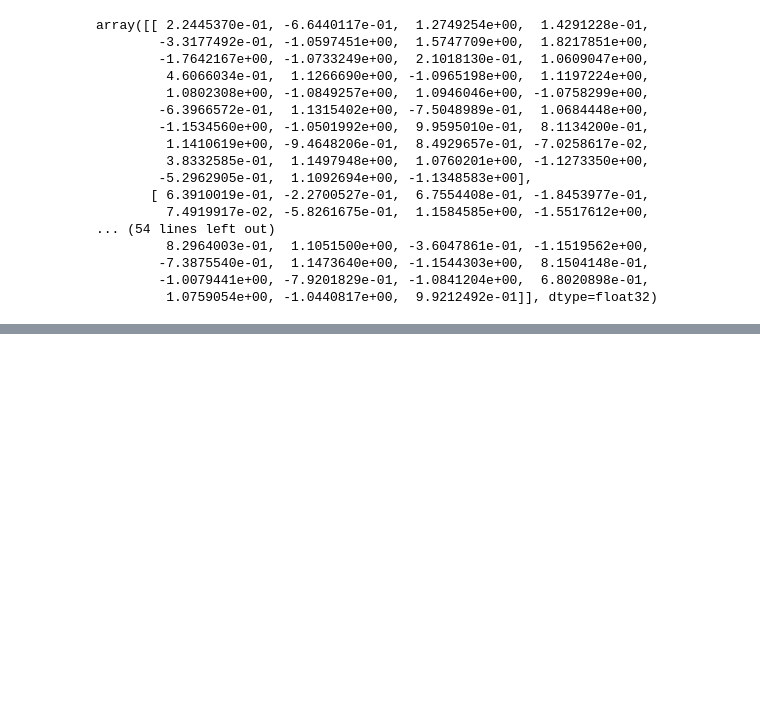
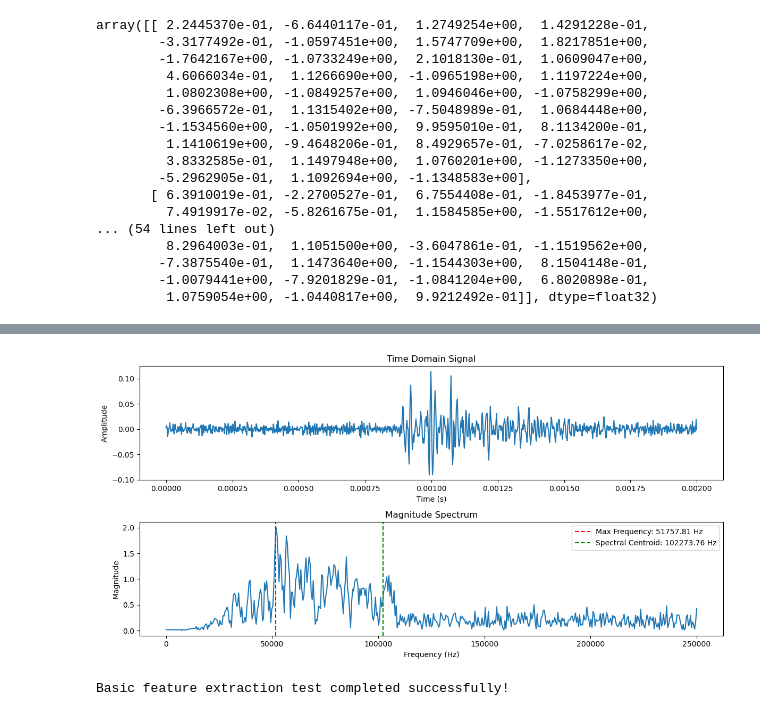
Before and after one commit to iridiumtao/Plant-Sounds-Classifier, a Jupyter notebook: plant_sounds_classifier.ipynb, the cells around one changed output, grey strips where cells are left out. Cells and saved outputs as stored; diff of their text form; code cells hidden in the pictures; blank space fills up the shorter version.

```diff
--- a/plant_sounds_classifier.ipynb
+++ b/plant_sounds_classifier.ipynb
@@ -572,0 +758,78 @@ array([[ 2.2445370e-01, -6.6440117e-01,  1.2749254e+00,  1.4291228e-01,
+# %%
+
+def test_basic_feature_extraction():
+    """Test basic feature extraction on a sample file"""
+    # Find the first available audio file
+    audio_file = None
+    for category in categories:
+        path = os.path.join(base_dir, category)
+        if os.path.exists(path):
+            files = [f for f in os.listdir(path) if f.endswith('.wav')]
+            if files:
+                audio_file = os.path.join(path, files[0])
+                break
+
+    if audio_file is None:
+        print("No audio files found!")
+        return
+
+    print(f"Testing basic feature extraction with file: {audio_file}")
+
+    # Load audio to see what we're working with
+    try:
+        audio, sr = librosa.load(audio_file, sr=None)
+        duration = len(audio) / sr
+        print(f"Audio loaded: {len(audio)} samples at {sr}Hz (duration: {duration:.3f}s)")
+
+        # Extract basic features
+        features, magnitude_spectrum, n_fft = extract_basic_features(audio_file, n_subframes=8)
+
+        # Print the features
+        print("\nExtracted Features:")
+        print(f"Energy: {features['energy']:.6f} (normalized: {features['energy_normalized']:.6f})")
+        print(f"Energy Entropy: {features['energy_entropy']:.6f} (normalized: {features['energy_entropy_normalized']:.6f})")
+        print(f"Spectral Entropy: {features['spectral_entropy']:.6f} (normalized: {features['spectral_entropy_normalized']:.6f})")
+        print(f"Maximum Frequency: {features['max_frequency']:.2f} Hz (normalized: {features['max_frequency_normalized']:.6f})")
+        print(f"Spectral Centroid: {features['spectral_centroid']:.2f} Hz (normalized: {features['spectral_centroid_normalized']:.6f})")
+        print(f"Zero Crossing Rate: {features['zero_crossing_rate']:.6f} (normalized: {features['zero_crossing_rate_normalized']:.6f})")
+
+        # Get the feature vector
+        feature_vector = get_feature_vector(features)
+        print(f"\nFeature Vector: {feature_vector}")
+
+        # Plot magnitude spectrum
+        plt.figure(figsize=(12, 6))
+
+        # Plot time domain signal
+        plt.subplot(2, 1, 1)
+        plt.plot(np.arange(len(audio)) / sr, audio)
+        plt.title('Time Domain Signal')
+        plt.xlabel('Time (s)')
+        plt.ylabel('Amplitude')
+
+        # Plot magnitude spectrum
+        plt.subplot(2, 1, 2)
+        # Generate frequency axis (for rfft)
+        freq_axis = np.fft.rfftfreq(n_fft, 1/sr)
+
+        plt.plot(freq_axis, magnitude_spectrum)
+        plt.axvline(x=features['max_frequency'], color='r', linestyle='--', label=f'Max Frequency: {features["max_frequency"]:.2f} Hz')
+        plt.axvline(x=features['spectral_centroid'], color='g', linestyle='--', label=f'Spectral Centroid: {features["spectral_centroid"]:.2f} Hz')
+        plt.title('Magnitude Spectrum')
+        plt.xlabel('Frequency (Hz)')
+        plt.ylabel('Magnitude')
+        plt.legend()
+
+        plt.tight_layout()
+        plt.show()
+
+        print("Basic feature extraction test completed successfully!")
+        return features
+    except Exception as e:
+        print(f"Error during basic feature extraction: {e}")
+        import traceback
+        traceback.print_exc()
+
+
+test_basic_feature_extraction()
+# %% [output]
@@ -572,0 +849,2 @@ array([[ 2.2445370e-01, -6.6440117e-01,  1.2749254e+00,  1.4291228e-01,
+[figure, added]
+Basic feature extraction test completed successfully!
```
Also changed, not shown: parts of 7 cells of this notebook, 1 other file.
